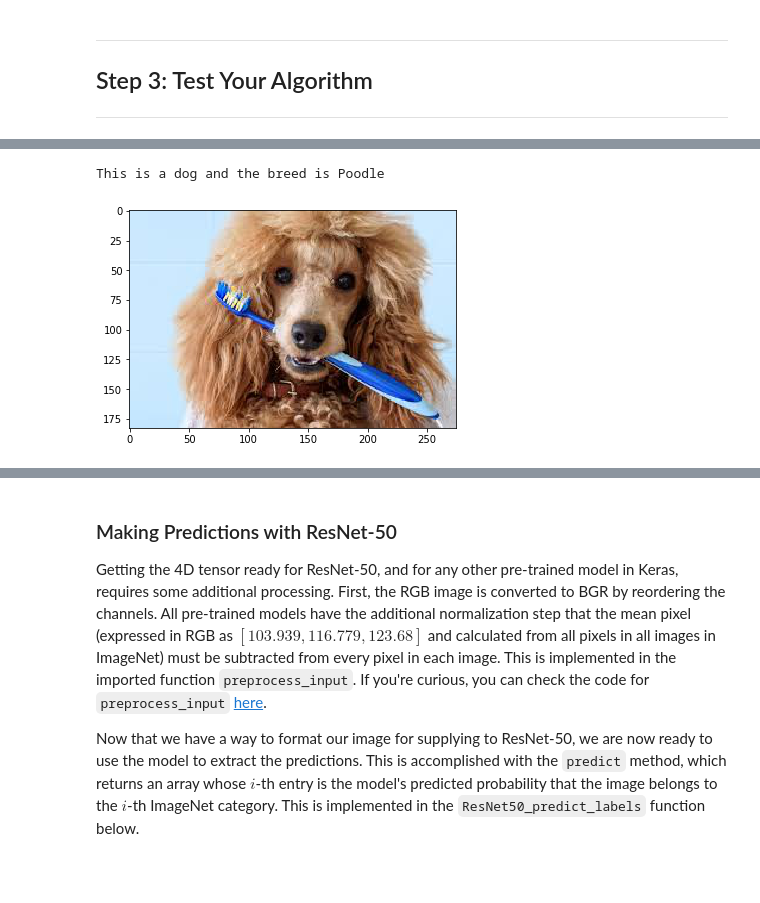
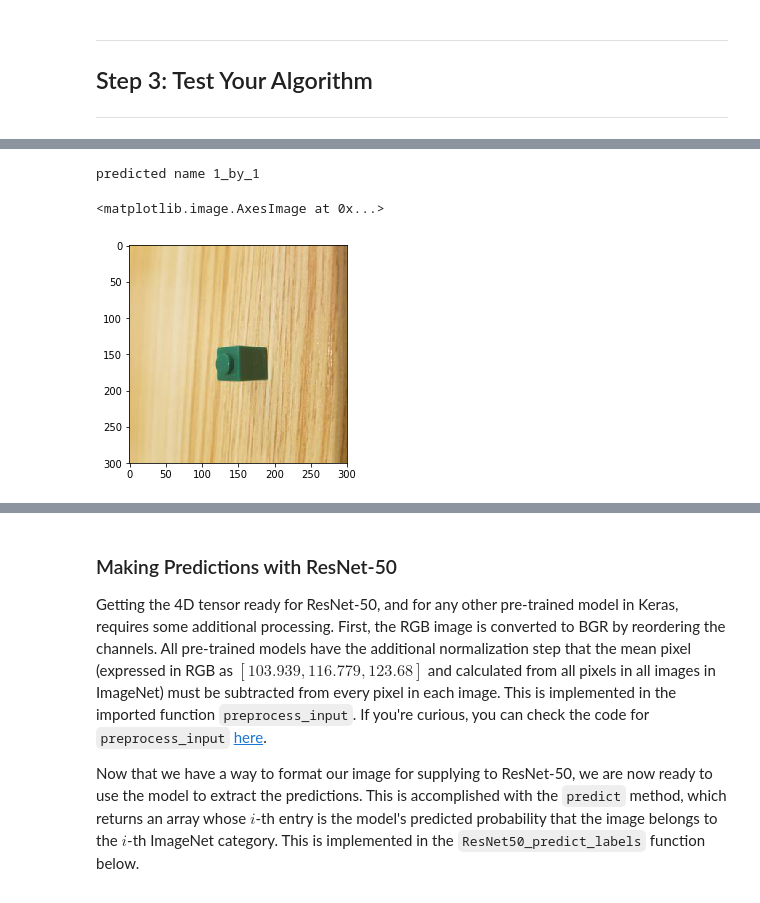
Before and after one commit to ikrambabai/ml-capstone, a Jupyter notebook: capstone.ipynb, the cells around one changed output, grey strips where cells are left out. Cells and saved outputs as stored; diff of their text form; code cells hidden in the pictures.

```diff
--- a/capstone.ipynb
+++ b/capstone.ipynb
@@ -347,13 +339,6 @@ def show_img(img_path):
 
 def predict(image_path):
     img = preprocess_input(path_to_tensor(image_path))
-    #return np.argmax(ResNet50_model.predict(img))
-    #np.argmax(model.predict(img))
     indx = np.argmax(model.predict(img))
-    print('brick names {}'.format(brick_names[indx]))
-
-sample_files = load_dataset('samples')
-
-image_path = 'keep2/train/1_by_2/20200412_234616.jpg_8.jpg'
-predict(image_path)
-show_img(image_path)
+    print('brick name {}'.format(brick_names[indx]))
+    return show_img(image_path)
@@ -533,5 +345,6 @@ This is a dog and the breed is Poodle
-# %%
-run_dog_app(test_images[19])
-# %% [output]
-This is a dog and the breed is Poodle
-[figure, removed]
+# %%
+predict('samples/1_by_1_1.jpg')
+# %% [output]
+predicted name 1_by_1
+<matplotlib.image.AxesImage at 0x...>
+[figure, added]
```
Also changed, not shown: parts of 45 cells of this notebook.
